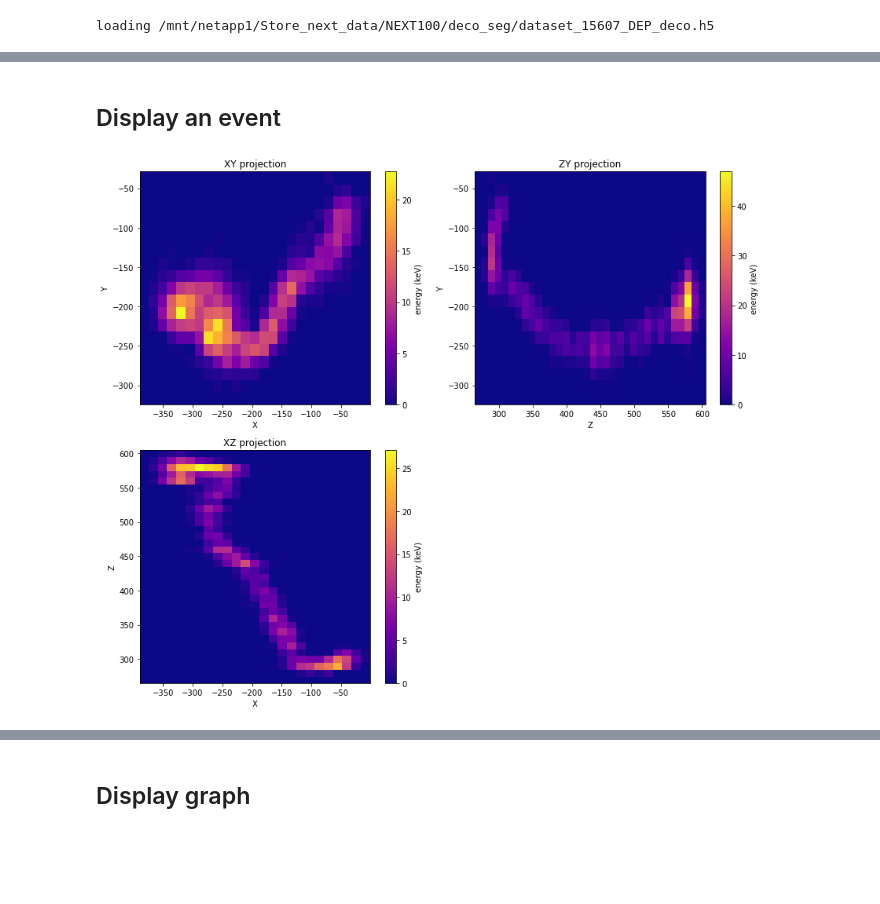
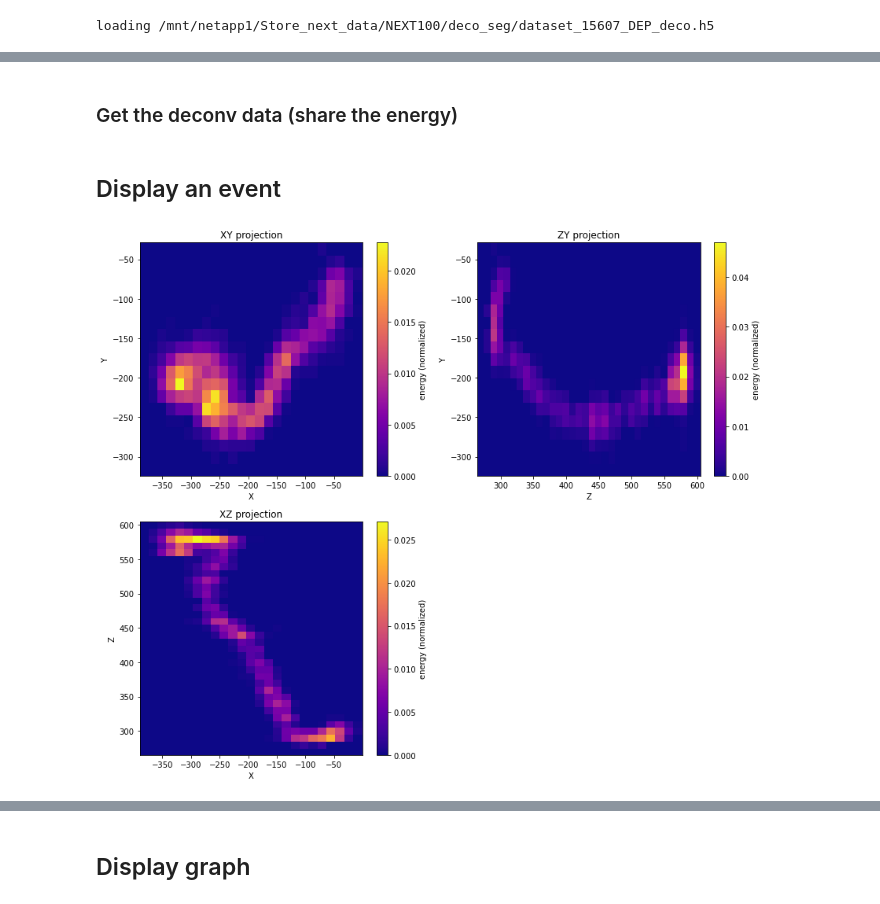
Before and after one commit to jahernando/nextana, a Jupyter notebook: NB/topo/topo_cnn_deconv.ipynb, the cells around one changed output, grey strips where cells are left out. Cells and saved outputs as stored; diff of their text form; code cells hidden in the pictures; blank space fills up the shorter version.

Commit message:
evtfun - share energy in zbins

```diff
--- a/NB/topo/topo_cnn_deconv.ipynb
+++ b/NB/topo/topo_cnn_deconv.ipynb
@@ -63,7 +80,13 @@ loading /mnt/netapp1/Store_next_data/NEXT100/deco_seg/dataset_15607_DEP_deco.h5
+# %% [markdown]
+### Get the deconv data (share the energy)
 # %% [markdown]
 ## Display an event
 # %%
-dataevts = data.groupby('dataset_id')
+ievent   = 22
 # %%
-evt         = dataevts.get_group(22)
-bin_widths  = evtfun.get_bin_widths(bin_info)
+evt   = data.groupby('dataset_id').get_group(ievent)
+coors = evtfun.get_coors(evt, bin_info)
+ene   = evt.energy.values
+evtfun.event_display(coors, bins, ene = ene);
+# %% [output]
+[figure, added]
@@ -74,4 +92,0 @@ ene   = 1e3* evt.energy.values
-# %%
-evtfun.event_display(coors, bins, ene = ene);
-# %% [output]
-[figure, removed]
```
Also changed, not shown: parts of 9 cells of this notebook, 2 other files.
